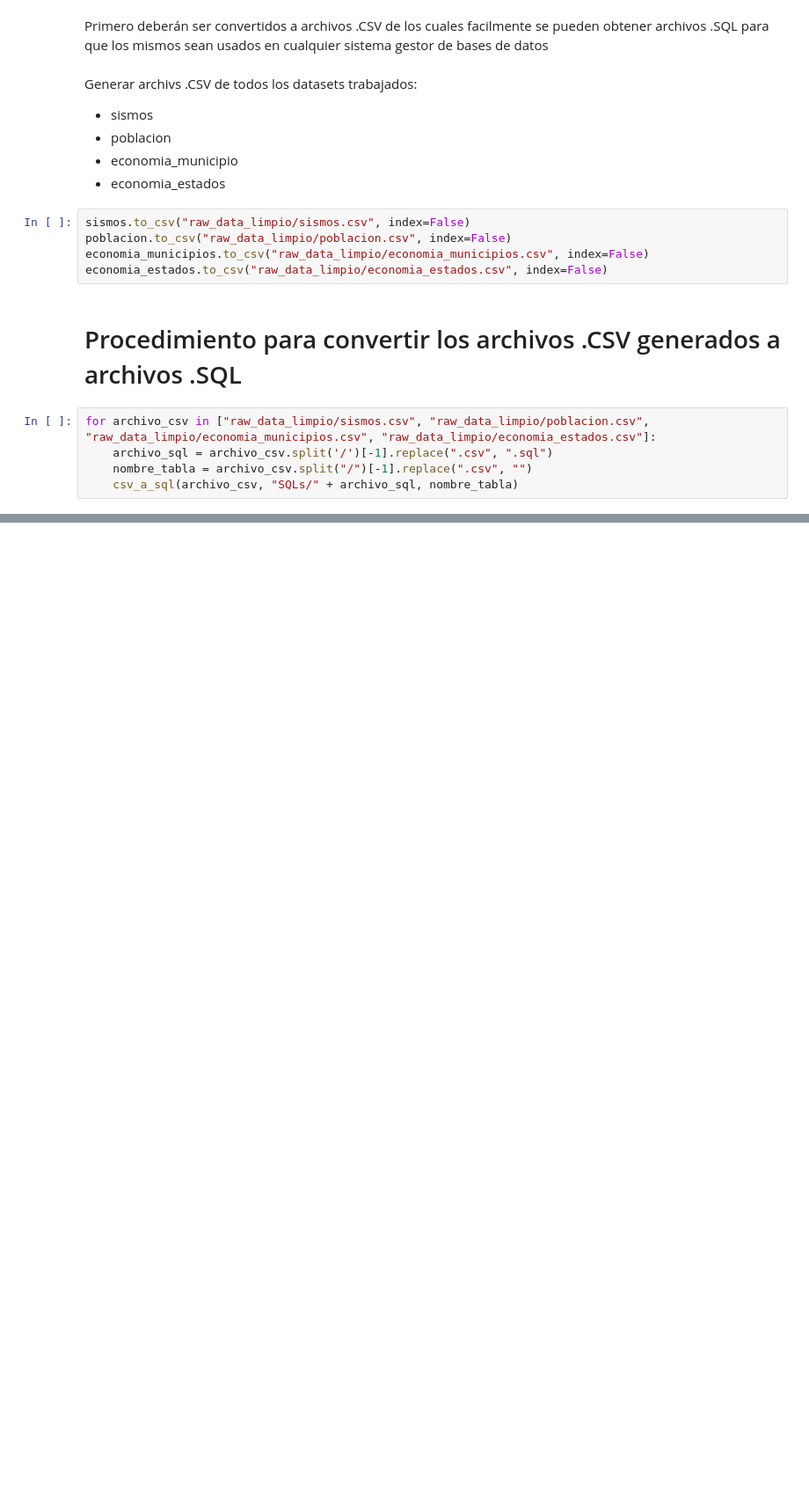
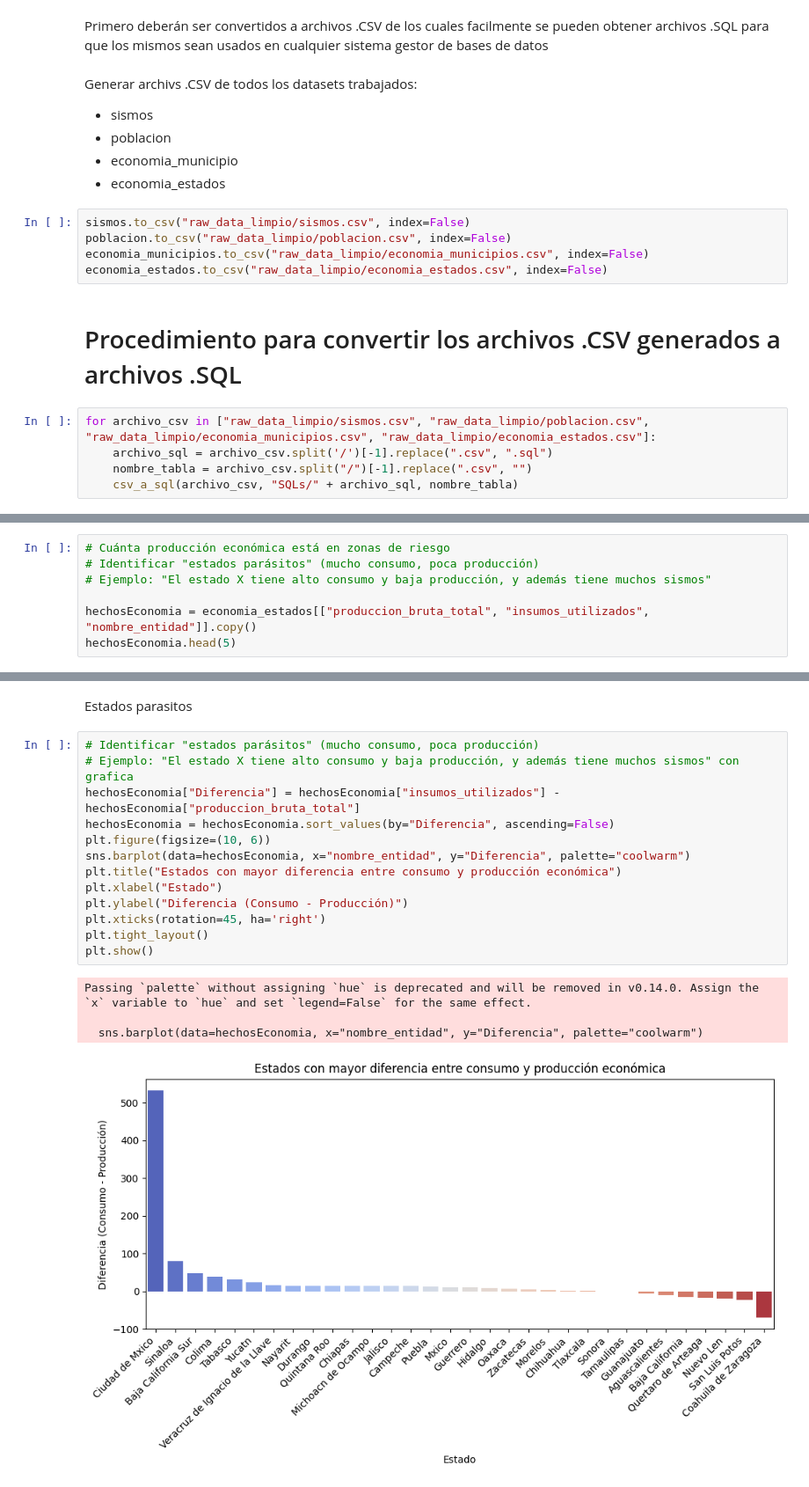
Before and after one commit to Pinedah/bda-p2-datawarehouse, a Jupyter notebook: datawarehouse.ipynb, the cells around one changed output, grey strips where cells are left out. Shown at 88% size. Cells and saved outputs as stored; diff of their text form; blank space fills up the shorter version.

```diff
--- a/datawarehouse.ipynb
+++ b/datawarehouse.ipynb
@@ -620,0 +911,7 @@ for archivo_csv in ["raw_data_limpio/sismos.csv", "raw_data_limpio/poblacion.csv
+# %%
+# Cuánta producción económica está en zonas de riesgo
+# Identificar "estados parásitos" (mucho consumo, poca producción)
+# Ejemplo: "El estado X tiene alto consumo y baja producción, y además tiene muchos sismos"
+
+hechosEconomia = economia_estados[["produccion_bruta_total", "insumos_utilizados", "nombre_entidad"]].copy()
+hechosEconomia.head(5)
@@ -620,0 +1243,20 @@ for archivo_csv in ["raw_data_limpio/sismos.csv", "raw_data_limpio/poblacion.csv
+# %% [markdown]
+Estados parasitos
+# %%
+# Identificar "estados parásitos" (mucho consumo, poca producción)
+# Ejemplo: "El estado X tiene alto consumo y baja producción, y además tiene muchos sismos" con grafica
+hechosEconomia["Diferencia"] = hechosEconomia["insumos_utilizados"] - hechosEconomia["produccion_bruta_total"]
+hechosEconomia = hechosEconomia.sort_values(by="Diferencia", ascending=False)
+plt.figure(figsize=(10, 6))
+sns.barplot(data=hechosEconomia, x="nombre_entidad", y="Diferencia", palette="coolwarm")
+plt.title("Estados con mayor diferencia entre consumo y producción económica")
+plt.xlabel("Estado")
+plt.ylabel("Diferencia (Consumo - Producción)")
+plt.xticks(rotation=45, ha='right')
+plt.tight_layout()
+plt.show()
+# %% [output]
+Passing `palette` without assigning `hue` is deprecated and will be removed in v0.14.0. Assign the `x` variable to `hue` and set `legend=False` for the same effect.
+
+  sns.barplot(data=hechosEconomia, x="nombre_entidad", y="Diferencia", palette="coolwarm")
+[figure, added]
```
Also changed, not shown: parts of 59 cells of this notebook, 1 other file.
